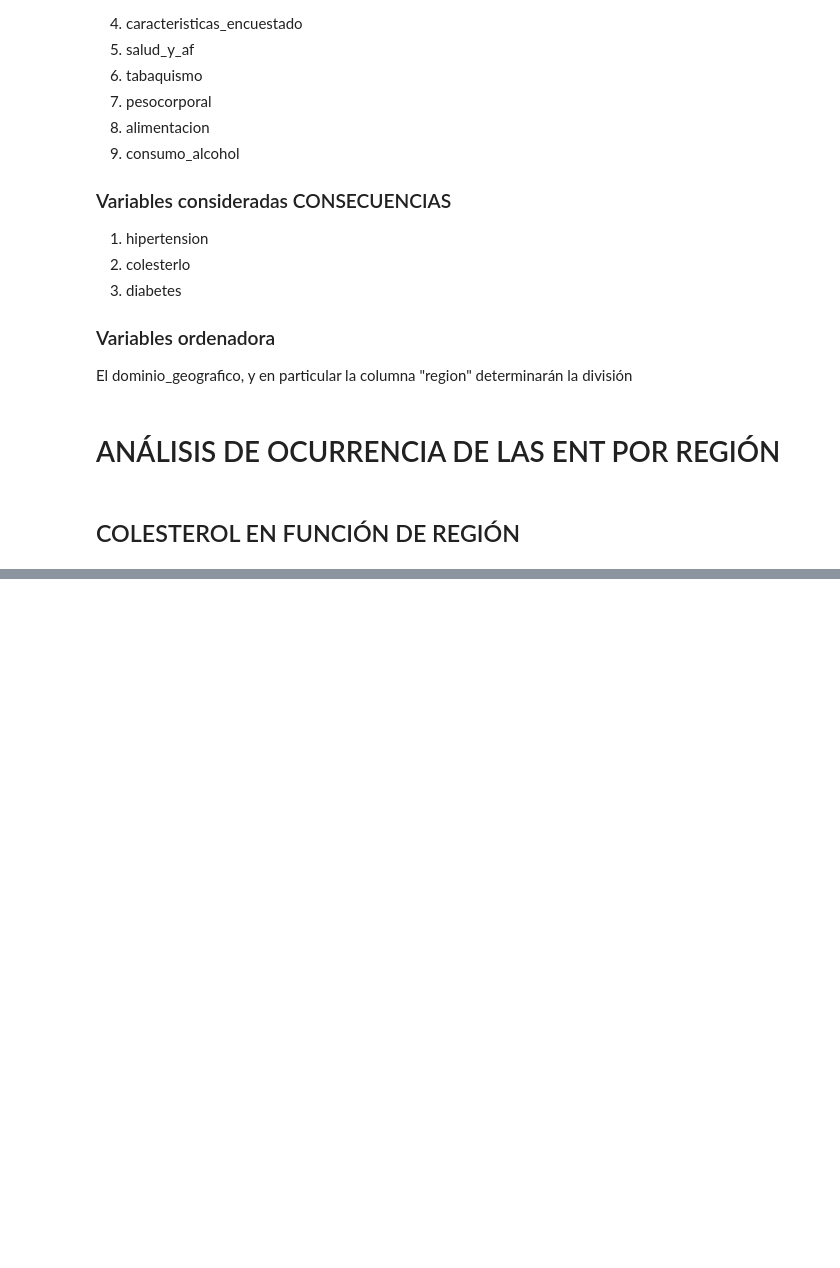
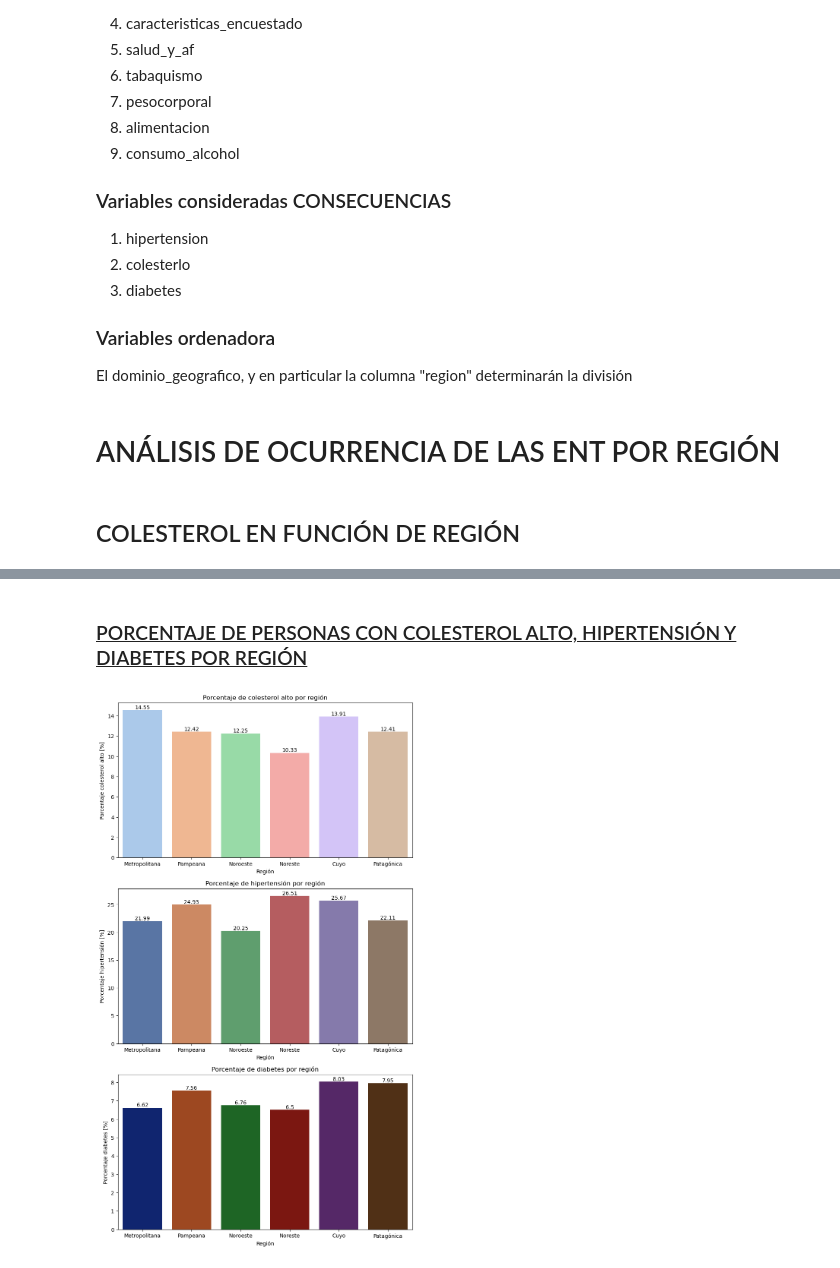
Before and after one commit to pupidly/AnalisisYPF, a Jupyter notebook: analisis_PRE_entrega3.ipynb, the cells around one changed output, grey strips where cells are left out. Saved outputs shown, nothing was run; the diff lists cells and outputs as text; code cells hidden in the pictures; blank space fills up the shorter version.

Commit message:
graficos colesterol, hipertension y diabetes vs regiones

```diff
--- a/analisis_PRE_entrega3.ipynb
+++ b/analisis_PRE_entrega3.ipynb
@@ -155,0 +260,3 @@ No handles with labels found to put in legend.
+# %%
+df2 = dfc.merge(dfh, on= 'region', how='outer' ).merge(dfd, on= 'region', how='outer')
+df2
@@ -155,0 +271,14 @@ No handles with labels found to put in legend.
+# %%
+#nombramos la regiones
+
+region_dict = {
+    1: 'Metropolitana',
+    2: 'Pampeana',
+    3: 'Noroeste',
+    4: 'Noreste',
+    5: 'Cuyo',
+    6: 'Patagónica'
+}
+df2['region'] = df2['region'].map(region_dict)
+
+print(df2)
@@ -155,0 +301,56 @@ No handles with labels found to put in legend.
+# %% [markdown]
+
+###  <u> PORCENTAJE DE PERSONAS CON COLESTEROL ALTO, HIPERTENSIÓN Y DIABETES POR REGIÓN </u>
+# %%
+
+plt.figure(figsize=(10, 18))
+
+# Gráfico 1: Comparación de colesterol alto por región
+plt.subplot(3, 1, 1)
+sns.barplot(data=df2, x='region', y='Porcentaje_colesterol_alto', palette='pastel')
+plt.title('Porcentaje de colesterol alto por región')
+plt.xlabel('Región')
+plt.ylabel('Porcentaje colesterol alto [%]')
+
+
+ax = plt.gca()
+for bar in ax.patches:
+    yval = bar.get_height()  # Altura de la barra
+    xval = bar.get_x() + bar.get_width() / 2  # Posición central de la barra en el eje X
+    ax.text(xval, yval, round(yval, 2), va='bottom', ha='center', fontsize=10)  # Mostrar el valor encima de la barra
+
+
+# Gráfico 2: Comparación de hipertensión por región
+plt.subplot(3, 1, 2)
+sns.barplot(data=df2, x='region', y='Porcentaje_hipertension', palette='deep')
+plt.title('Porcentaje de hipertensión por región')
+plt.xlabel('Región')
+plt.ylabel('Porcentaje hipertensión [%]')
+
+
+ax = plt.gca()
+for bar in ax.patches:
+    yval = bar.get_height()  # Altura de la barra
+    xval = bar.get_x() + bar.get_width() / 2  # Posición central de la barra en el eje X
+    ax.text(xval, yval, round(yval, 2), va='bottom', ha='center', fontsize=10)  # Mostrar el valor encima de la barra
+
+
+# Gráfico 3: Comparación de diabetes por región
+plt.subplot(3, 1, 3)
+sns.barplot(data=df2, x='region', y='Porcentaje_diabetes', palette='dark')
+plt.title('Porcentaje de diabetes por región')
+plt.xlabel('Región')
+plt.ylabel('Porcentaje diabetes [%]')
+
+
+ax = plt.gca()
+for bar in ax.patches:
+    yval = bar.get_height()  # Altura de la barra
+    xval = bar.get_x() + bar.get_width() / 2  # Posición central de la barra en el eje X
+    ax.text(xval, yval, round(yval, 2), va='bottom', ha='center', fontsize=10)  # Mostrar el valor encima de la barra
+
+
+#plt.tight_layout()  # Ajustar espaciado entre los subplots
+plt.show()
+# %% [output]
+[figure, added]
```
Also changed, not shown: parts of 20 cells of this notebook, 2 other files.
